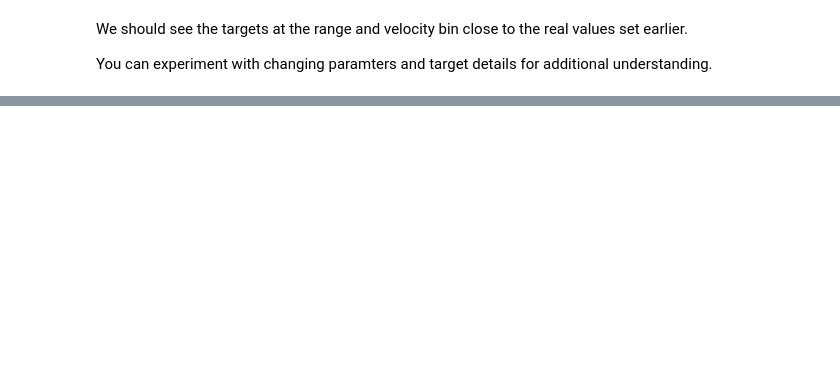
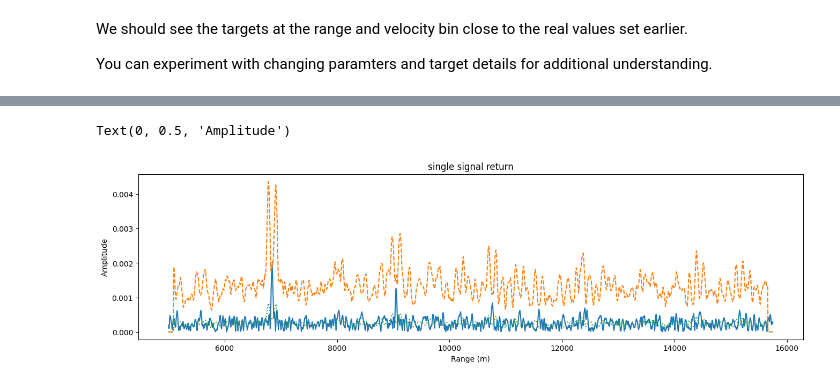
Before and after one commit to Department-70/Cognitive-Radar-Class, a Jupyter notebook: Week 2 Assignments/Waveform_and_RDprocessing-key.ipynb, the cells around one changed output, grey strips where cells are left out. Saved outputs shown, nothing was run; the diff lists cells and outputs as text; code cells hidden in the pictures; blank space fills up the shorter version.

Commit message:
Updated CA CFAR

```diff
--- a/Week 2 Assignments/Waveform_and_RDprocessing-key.ipynb
+++ b/Week 2 Assignments/Waveform_and_RDprocessing-key.ipynb
@@ -338,0 +457,31 @@ You can experiment with changing paramters and target details for additional und
+# %%
+rand_slice = random.randint(0,M-1)                  # random pulse from our CPI
+powers = abs(y_m[:,rand_slice])                     # power values for the pulse
+Pfa_tgt = 7*10**-3                                  # desired false alarm rate
+G = 16                                              # guard cell count
+T = 20                                              # training cell count
+N = 2*T                                             # number of training cells
+ind_cacfar = [G+T, L_ADC-G-T]                       # indices for the CA window
+alpha_cfar = N*(Pfa_tgt**(-1/N)-1)                  # threshold scaling factor
+mask = np.ones((1, 1+2*G+2*T))                      # create the CA-CFAR mask
+mask[0,T:-T] = 0                                    # zero out the guard cells
+threshold_history = np.zeros((1, L_ADC))            # placeholder for threshold history
+mean_hist = np.zeros((1, L_ADC))                    # placeholder for mean history
+detections_1dCFAR = []                              # placeholder for detections
+for i in range(ind_cacfar[1]-ind_cacfar[0]):
+    mean_hist[0,i+ind_cacfar[0]] = np.sum((powers[i-G-T+ind_cacfar[0]:i+1+G+T+ind_cacfar[0]]*mask))/N   # calculate mean of training samples for each sample under test
+    threshold_history[0,i+ind_cacfar[0]] = alpha_cfar*mean_hist[0,i+ind_cacfar[0]]                      # scale mean for threshold comparison
+    if powers[i+ind_cacfar[0]]> threshold_history[0,i+ind_cacfar[0]]:                                   # threshold comparison
+        detections_1dCFAR = np.append(detections_1dCFAR, i+ind_cacfar[0])                               # store detections
+# %%
+# Plotting code for single return and detection processing
+fig, ax = plt.subplots(figsize=(16,4))
+ax.plot(R_axis[0,:], abs(y_m[:,rand_slice]))
+ax.plot(R_axis[0,:], threshold_history[0,:], linestyle='--')
+ax.plot(R_axis[0,:], mean_hist[0,:], linestyle=':')
+ax.set_title('single signal return')
+ax.set_xlabel('Range (m)')
+ax.set_ylabel('Amplitude')
+# %% [output]
+Text(0, 0.5, 'Amplitude')
+[figure, added]
```
Also changed, not shown: parts of 15 cells of this notebook.
